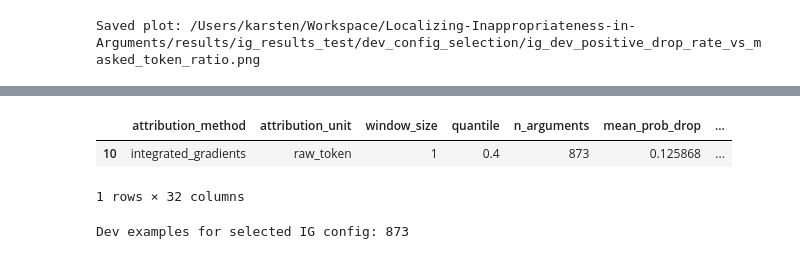
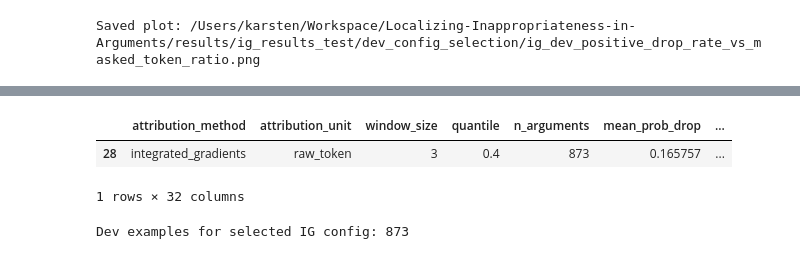
Before and after one commit to Karbs08/Localizing-Inappropriateness-in-Arguments, a Jupyter notebook: methods/integrated_gradients_spans.ipynb, the cells around one changed output, grey strips where cells are left out. Drawn from its saved outputs; the diff is of its cells as text; code cells hidden in the pictures.

Commit message:
selection scores

```diff
--- a/methods/integrated_gradients_spans.ipynb
+++ b/methods/integrated_gradients_spans.ipynb
@@ -1917,3 +1917,5 @@ print("Saved plot:", plot_path)
 # %% [output]
 [figure]
 Saved plot: /Users/karsten/Workspace/Localizing-Inappropriateness-in-Arguments/results/ig_results_test/dev_config_selection/ig_dev_positive_drop_rate_vs_masked_token_ratio.png
+# %%
+dev_config_summary = pd.read_csv("/Users/karsten/Workspace/Localizing-Inappropriateness-in-Arguments/results/ig_results/dev_config_selection/ig_dev_config_summary.csv")
@@ -1920,20 +1981,23 @@ Saved plot: /Users/karsten/Workspace/Localizing-Inappropriateness-in-Arguments/r
 # %%
 # Final config selected from validation plots and summary.
 # dev_config_summary = pd.read_csv("ig_results_new/dev_config_selection/ig_dev_config_summary.csv")
 
-BEST_QUANTILE = 0.4
-BEST_WINDOW_SIZE = 1
+# BEST_QUANTILE = 0.4
+# BEST_WINDOW_SIZE = 3
+
+BEST_QUANTILE = df_eligible['quantile'].iloc[0]
+BEST_WINDOW_SIZE = df_eligible['window_size'].iloc[0]
 
 selected_config_summary = dev_config_summary[
     (dev_config_summary["attribution_method"] == "integrated_gradients") &
     (dev_config_summary["quantile"] == BEST_QUANTILE) &
     (dev_config_summary["window_size"] == BEST_WINDOW_SIZE)
 ]
 
 display(selected_config_summary)
 # %% [output]
 |  | attribution_method | attribution_unit | window_size | quantile | n_arguments | mean_prob_drop | ... |
-| 10 | integrated_gradients | raw_token | 1 | 0.4 | 873 | 0.125868 | ... |
+| 28 | integrated_gradients | raw_token | 3 | 0.4 | 873 | 0.165757 | ... |
 1 rows × 32 columns
 # %%
 def show_ig_example(result_df, index=0):
```
Also changed, not shown: parts of 7 cells of this notebook, 6 other files.
